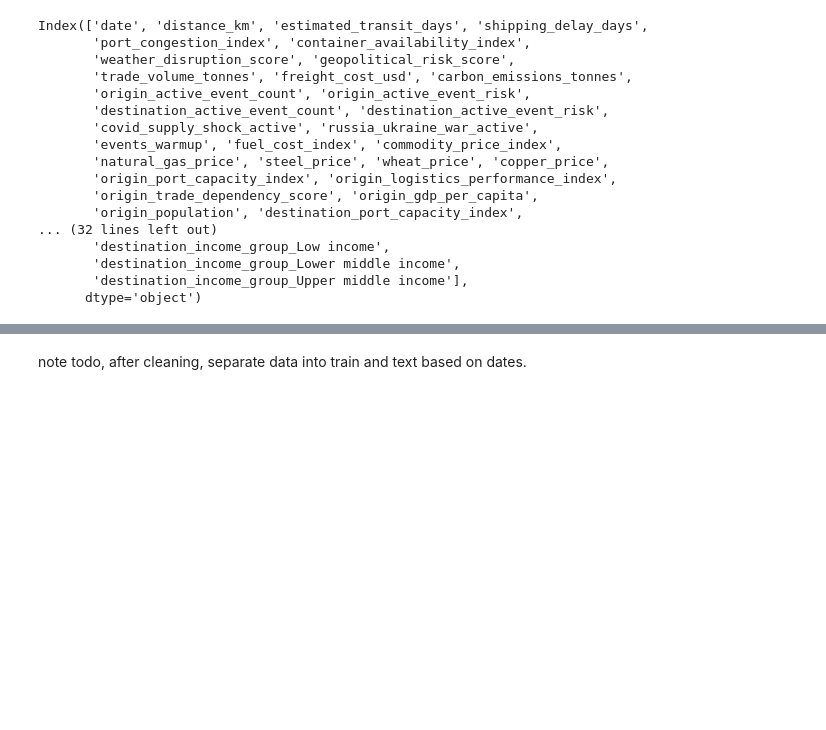
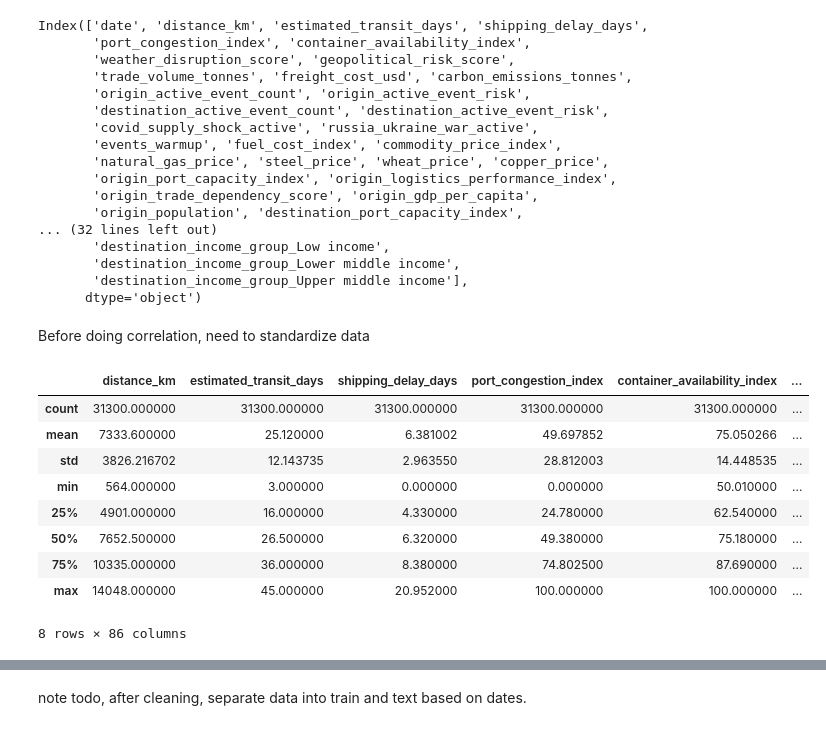
Before and after one commit to Break-Through-Tech/Accenture-2A-predict-the-supply-chain-disruptions, a Jupyter notebook: notebooks/project_ntb.ipynb, the cells around one changed output, grey strips where cells are left out. Cells and saved outputs as stored; diff of their text form; code cells hidden in the pictures; blank space fills up the shorter version.

```diff
--- a/notebooks/project_ntb.ipynb
+++ b/notebooks/project_ntb.ipynb
@@ -209,4 +206,19 @@ Index(['date', 'distance_km', 'estimated_transit_days', 'shipping_delay_days',
 # %%
 # df[df_enc["origin_country_United Kingdom"] == 1].count()
 # random test
+# %% [markdown]
+Before doing correlation, need to standardize data
+# %%
+df_enc.describe()
+# %% [output]
+|  | distance_km | estimated_transit_days | shipping_delay_days | port_congestion_index | container_availability_index | ... |
+| count | 31300.000000 | 31300.000000 | 31300.000000 | 31300.000000 | 31300.000000 | ... |
+| mean | 7333.600000 | 25.120000 | 6.381002 | 49.697852 | 75.050266 | ... |
+| std | 3826.216702 | 12.143735 | 2.963550 | 28.812003 | 14.448535 | ... |
+| min | 564.000000 | 3.000000 | 0.000000 | 0.000000 | 50.010000 | ... |
+| 25% | 4901.000000 | 16.000000 | 4.330000 | 24.780000 | 62.540000 | ... |
+| 50% | 7652.500000 | 26.500000 | 6.320000 | 49.380000 | 75.180000 | ... |
+| 75% | 10335.000000 | 36.000000 | 8.380000 | 74.802500 | 87.690000 | ... |
+| max | 14048.000000 | 45.000000 | 20.952000 | 100.000000 | 100.000000 | ... |
+8 rows × 86 columns
 # %% [markdown]
```
Also changed, not shown: parts of 14 cells of this notebook.
